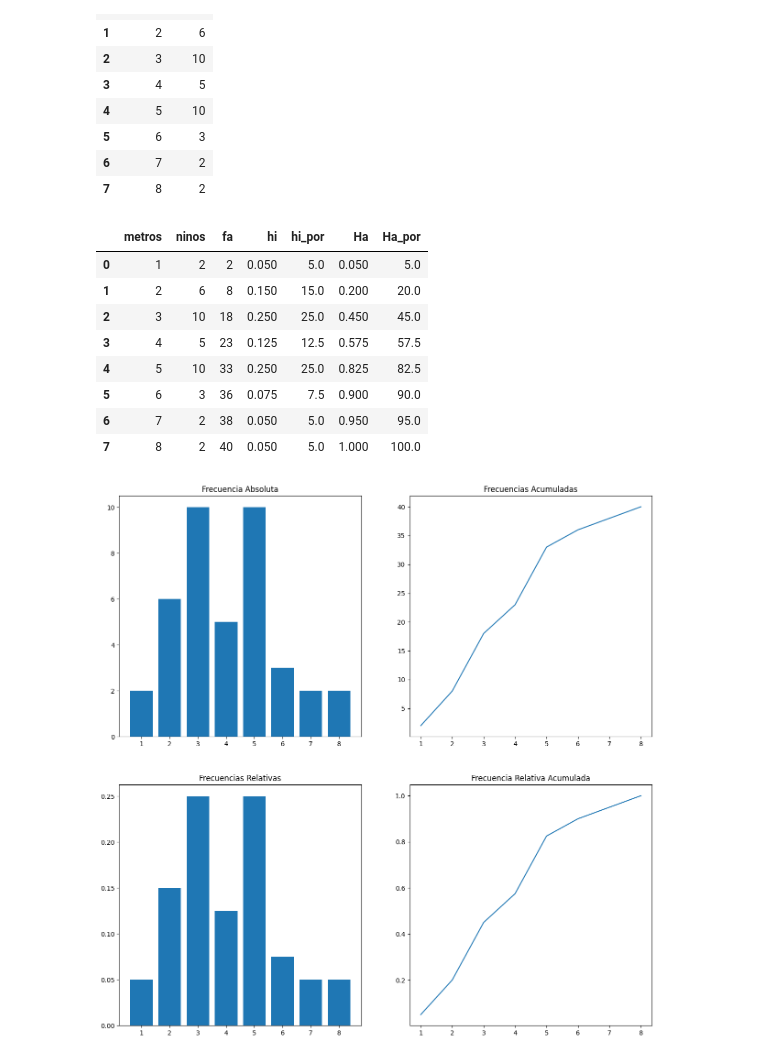
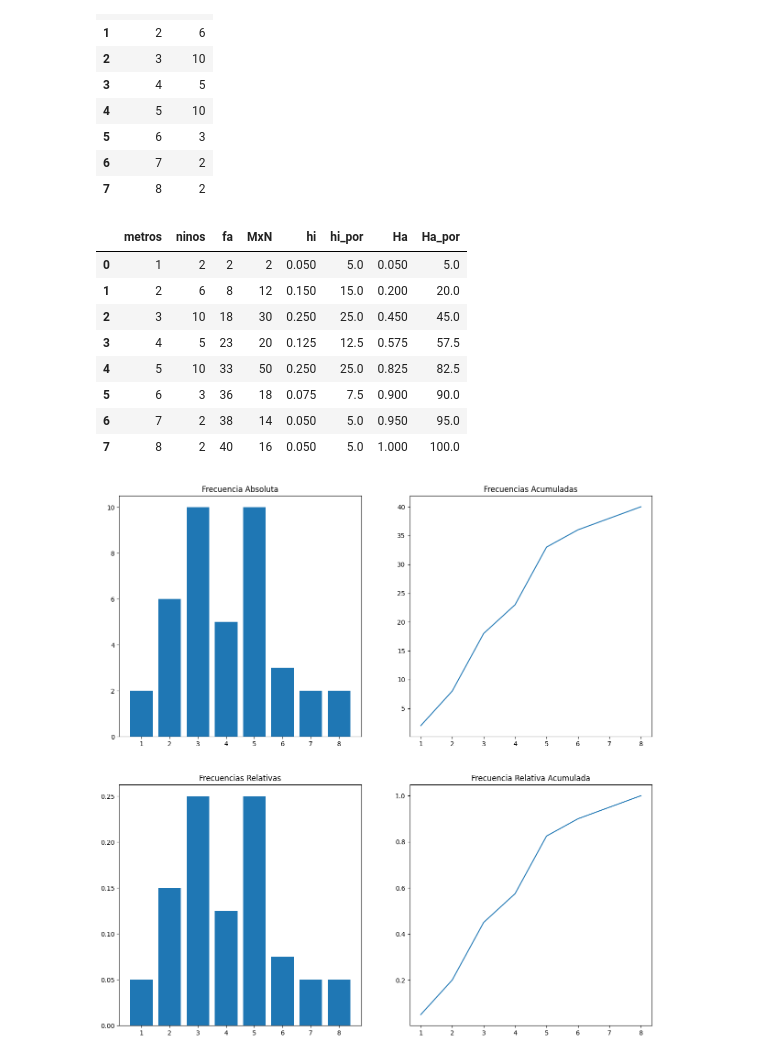
Before and after one commit to saert3311/ciencia-datos-aspasia, a Jupyter notebook: M3/ejercicio1.ipynb, the cells around one changed output. Drawn from its saved outputs; the diff is of its cells as text; code cells hidden in the pictures.

```diff
--- a/M3/ejercicio1.ipynb
+++ b/M3/ejercicio1.ipynb
@@ -39,24 +40,25 @@ ninos_df
 | 6 | 7 | 2 |
 | 7 | 8 | 2 |
 # %%
+
 ninos_df['fa'] = ninos_df['ninos'].cumsum()
 total_ninos = ninos_df['ninos'].sum()
-
+ninos_df['MxN'] = ninos_df['metros'] * ninos_df['ninos']
 ninos_df['hi'] = ninos_df.apply(lambda row: row['ninos'] / total_ninos, axis=1)
 ninos_df['hi_por'] = ninos_df.apply(lambda row: row['hi'] * 100, axis=1)
 ninos_df['Ha'] = ninos_df['hi'].cumsum()
 ninos_df['Ha_por'] = ninos_df.apply(lambda row: row['Ha'] * 100, axis=1)
 ninos_df
 # %% [output]
-|  | metros | ninos | fa | hi | hi_por | Ha | Ha_por |
-| 0 | 1 | 2 | 2 | 0.050 | 5.0 | 0.050 | 5.0 |
-| 1 | 2 | 6 | 8 | 0.150 | 15.0 | 0.200 | 20.0 |
-| 2 | 3 | 10 | 18 | 0.250 | 25.0 | 0.450 | 45.0 |
-| 3 | 4 | 5 | 23 | 0.125 | 12.5 | 0.575 | 57.5 |
-| 4 | 5 | 10 | 33 | 0.250 | 25.0 | 0.825 | 82.5 |
-| 5 | 6 | 3 | 36 | 0.075 | 7.5 | 0.900 | 90.0 |
-| 6 | 7 | 2 | 38 | 0.050 | 5.0 | 0.950 | 95.0 |
-| 7 | 8 | 2 | 40 | 0.050 | 5.0 | 1.000 | 100.0 |
+|  | metros | ninos | fa | MxN | hi | hi_por | Ha | Ha_por |
+| 0 | 1 | 2 | 2 | 2 | 0.050 | 5.0 | 0.050 | 5.0 |
+| 1 | 2 | 6 | 8 | 12 | 0.150 | 15.0 | 0.200 | 20.0 |
+| 2 | 3 | 10 | 18 | 30 | 0.250 | 25.0 | 0.450 | 45.0 |
+| 3 | 4 | 5 | 23 | 20 | 0.125 | 12.5 | 0.575 | 57.5 |
+| 4 | 5 | 10 | 33 | 50 | 0.250 | 25.0 | 0.825 | 82.5 |
+| 5 | 6 | 3 | 36 | 18 | 0.075 | 7.5 | 0.900 | 90.0 |
+| 6 | 7 | 2 | 38 | 14 | 0.050 | 5.0 | 0.950 | 95.0 |
+| 7 | 8 | 2 | 40 | 16 | 0.050 | 5.0 | 1.000 | 100.0 |
 # %%
 fig, axs = plt.subplots(2, 2, figsize=(15, 15)) #creamos una especie de matriz para meter las graficas y les damos mas tamaño
 axs[0, 0].bar(ninos_df['metros'], ninos_df['ninos'])
```
Also changed, not shown: parts of 5 cells of this notebook, 1 other file.
